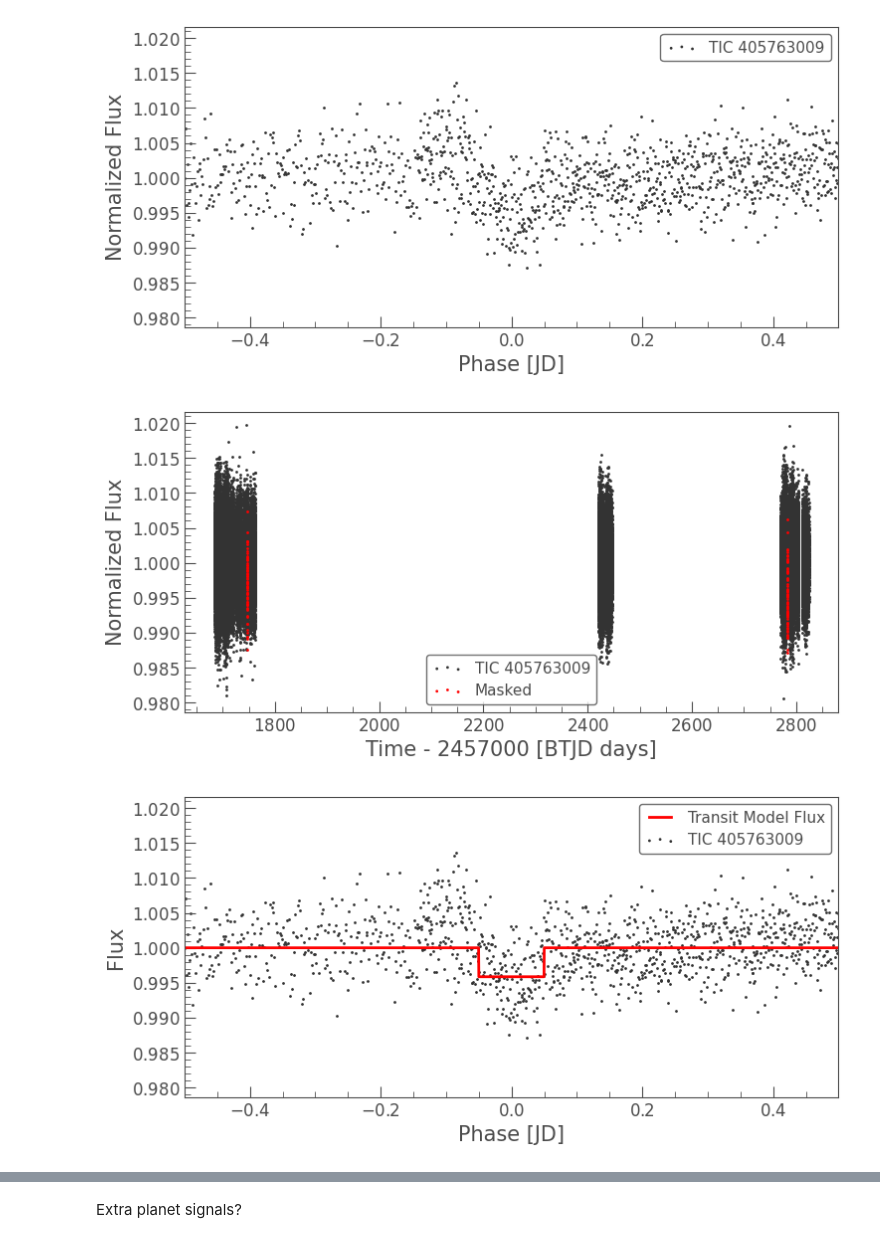
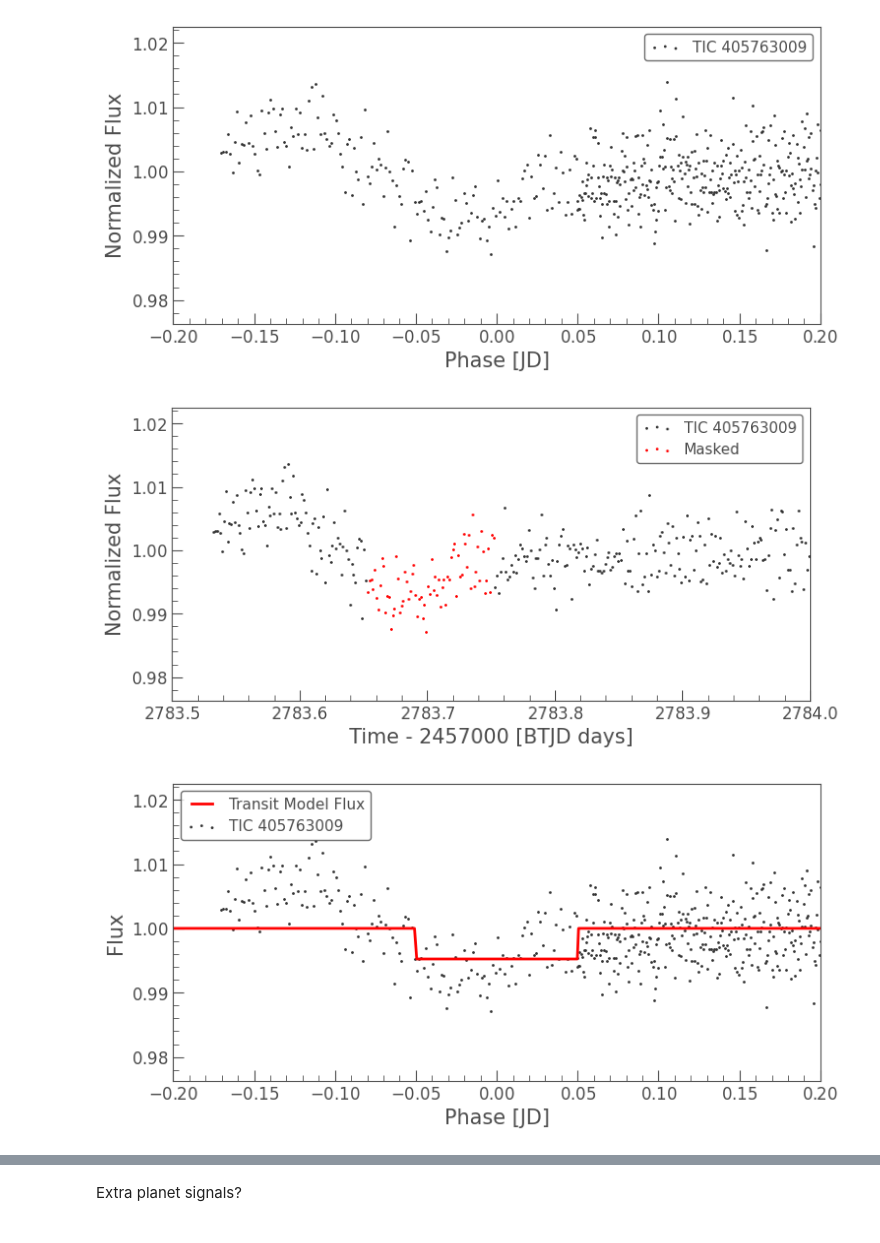
Before and after one commit to lupitatovar/Cool-Worlds, a Jupyter notebook: notebooks/toi_2433.ipynb, the cells around one changed output, grey strips where cells are left out. Saved outputs shown, nothing was run; the diff lists cells and outputs as text; code cells hidden in the pictures.

```diff
--- a/notebooks/toi_2433.ipynb
+++ b/notebooks/toi_2433.ipynb
@@ -36,5 +38,5 @@ lc.plot();
 # %%
 # Flatten the light curve
-lc_flat = lc.stitch().flatten(window_length=1001).remove_outliers()
+lc_flat = lc.stitch().flatten(window_length=901).remove_outliers()
 lc_flat.plot();
 # %% [output]
@@ -49,6 +51,6 @@ plt.xlim(2765,2830)
 # %%
 # Create array of periods to search
-period = np.linspace(1, 120, 10000)
+period = np.linspace(1, 100, 10000)
 # Create a BLSPeriodogram
 bls = lc_flat.to_periodogram(method='bls', period=period, frequency_factor=500);
 bls.plot();
@@ -66,8 +80,8 @@ $103.73107 \; \mathrm{d}$
 # %%
 ax = lc_flat.fold(period=planet_period, epoch_time=planet_t0).scatter()
-ax.set_xlim(-.5, .5);
+ax.set_xlim(-.2, .2);
 # %% [output]
-[figure, old version]
+[figure, new version]
 # %%
 # Create a cadence mask using the BLS parameters
 planet_mask = bls.get_transit_mask(period=planet_period,
@@ -77,8 +91,9 @@ planet_mask = bls.get_transit_mask(period=planet_period,
 masked_lc = lc_flat[~planet_mask]
 ax = masked_lc.scatter();
 lc_flat[planet_mask].scatter(ax=ax, c='r', label='Masked');
+ax.set_xlim(2783.5,2784);
 # %% [output]
-[figure, old version]
+[figure, new version]
 # %%
 # Create a BLS model using the BLS parameters
 planet_model = bls.get_transit_model(period=planet_period,
@@ -87,8 +102,8 @@ planet_model = bls.get_transit_model(period=planet_period,
 # %%
 ax = lc_flat.fold(planet_period, planet_t0).scatter()
 planet_model.fold(planet_period, planet_t0).plot(ax=ax, c='r', lw=2)
-ax.set_xlim(-.5, .5);
+ax.set_xlim(-.2, .2);
 # %% [output]
-[figure, old version]
+[figure, new version]
 # %%
 lc_flat.interact_bls()
```
Also changed, not shown: parts of 29 cells of this notebook, 17 other files.
